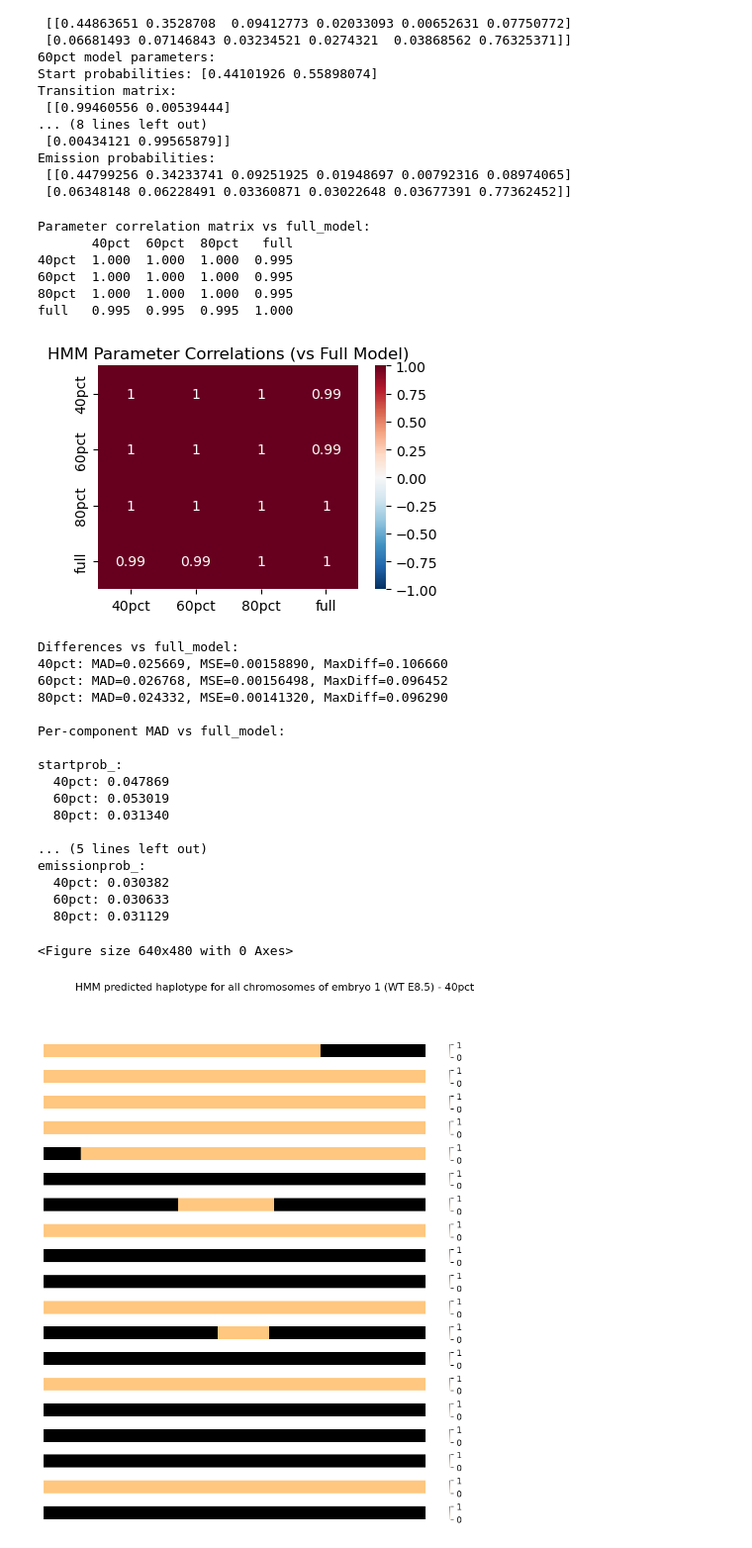
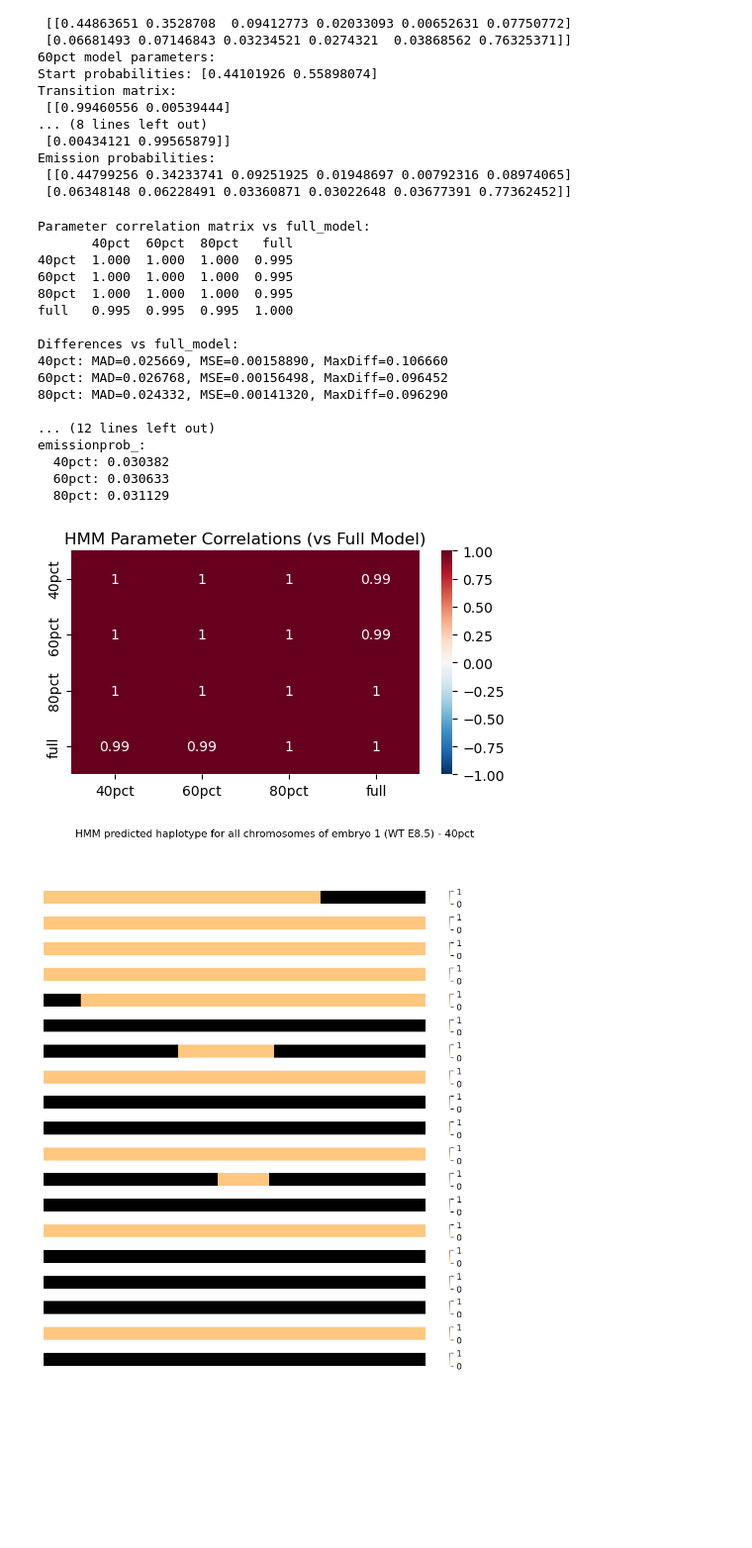
Before and after one commit to RosariaTornisiello/Genotype_HMM, a Jupyter notebook: vignette/model_evaluation.ipynb, the cells around one changed output. Shown at 99% size. Cells and saved outputs as stored; diff of their text form; code cells hidden in the pictures; blank space fills up the shorter version.

Commit message:
adjust figures

```diff
--- a/vignette/model_evaluation.ipynb
+++ b/vignette/model_evaluation.ipynb
@@ -380,59 +380,51 @@ corr_df = pd.DataFrame(corr_matrix, index=model_names, columns=model_names)
 print("Parameter correlation matrix vs full_model:")
 print(corr_df.round(3))
 
-plt.figure(figsize=(4,3))
+plt.figure(figsize=(5,3))
 sns.heatmap(corr_df, annot=True, cmap='RdBu_r', vmin=-1, vmax=1, center=0)
 plt.title("HMM Parameter Correlations (vs Full Model)")
 plt.tight_layout()
-plt.show()
 plt.savefig(f"../images/parameter_correlations.pdf")
 
 # 2. MAD/MSE differences vs full_model
 print("\nDifferences vs full_model:")
 full_vec = param_vectors['full']
 for name in ['40pct', '60pct', '80pct']:
     sub_vec = param_vectors[name]
     mad_val = np.mean(np.abs(full_vec - sub_vec))
     mse_val = np.mean((full_vec - sub_vec)**2)
     max_d = np.max(np.abs(full_vec - sub_vec))
     print(f"{name}: MAD={mad_val:.6f}, MSE={mse_val:.8f}, MaxDiff={max_d:.6f}")
 
 # 3. Per-component MAD vs full_model
 print("\nPer-component MAD vs full_model:")
 components = ['startprob_', 'transmat_', 'emissionprob_']
 for comp in components:
     print(f"\n{comp}:")
     full_comp = models['full'].__dict__[comp]
     for name in ['40pct', '60pct', '80pct']:
         sub_comp = models[name].__dict__[comp]
         mad_comp = np.mean(np.abs(full_comp.flatten() - sub_comp.flatten()))
         print(f"  {name}: {mad_comp:.6f}")
 # %% [output]
 Parameter correlation matrix vs full_model:
        40pct  60pct  80pct   full
 40pct  1.000  1.000  1.000  0.995
 60pct  1.000  1.000  1.000  0.995
 80pct  1.000  1.000  1.000  0.995
 full   0.995  0.995  0.995  1.000
+
+Differences vs full_model:
+40pct: MAD=0.025669, MSE=0.00158890, MaxDiff=0.106660
+60pct: MAD=0.026768, MSE=0.00156498, MaxDiff=0.096452
+80pct: MAD=0.024332, MSE=0.00141320, MaxDiff=0.096290
+
+... (12 lines left out)
+emissionprob_:
+  40pct: 0.030382
+  60pct: 0.030633
+  80pct: 0.031129
-[figure, old version]
+[figure, new version]
-Differences vs full_model:
-40pct: MAD=0.025669, MSE=0.00158890, MaxDiff=0.106660
-60pct: MAD=0.026768, MSE=0.00156498, MaxDiff=0.096452
-80pct: MAD=0.024332, MSE=0.00141320, MaxDiff=0.096290
-
-Per-component MAD vs full_model:
-
-startprob_:
-  40pct: 0.047869
-  60pct: 0.053019
-  80pct: 0.031340
-
-... (5 lines left out)
-emissionprob_:
-  40pct: 0.030382
-  60pct: 0.030633
-  80pct: 0.031129
-<Figure size 640x480 with 0 Axes>
 # %%
 # Show how the decoded state sequence looks for each model on the same embryo (replicate) on a reduced number of genes
 # And save the results in a dataframe for later use to calculate the Jaccard index of the decoded states between models
```
Also changed, not shown: parts of 1 cell of this notebook.
